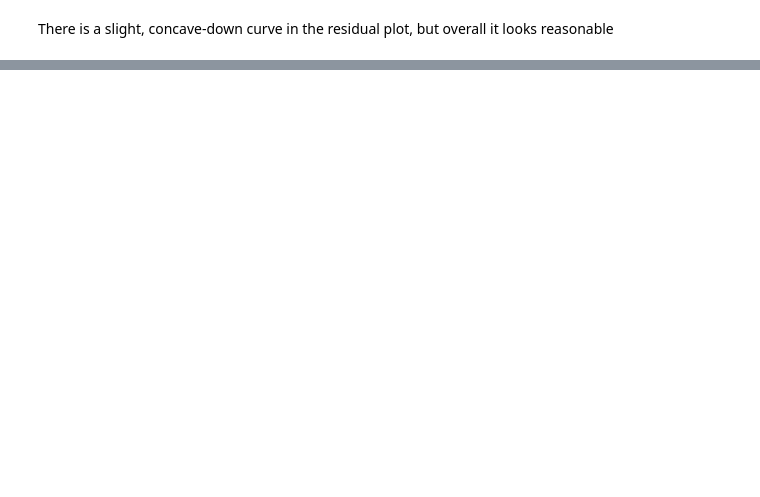
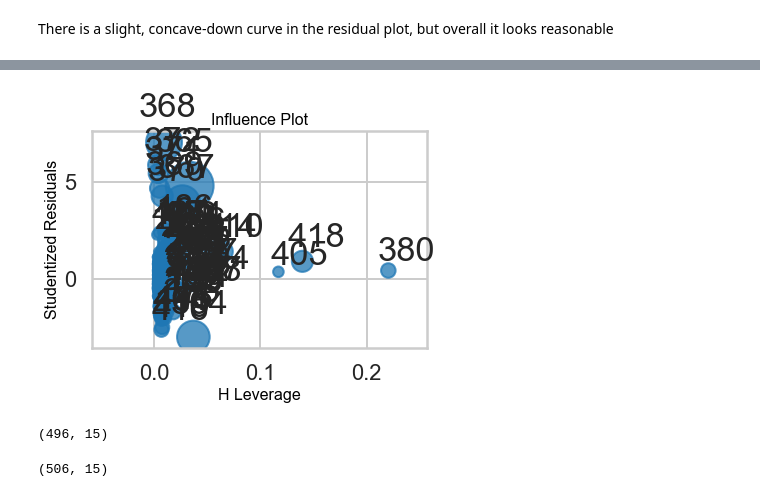
Before and after one commit to coopercunliffe/Springboard, a Jupyter notebook: linear_regression/Mini_Project_Linear_Regression.ipynb, the cells around one changed output, grey strips where cells are left out. Drawn from its saved outputs; the diff is of its cells as text; code cells hidden in the pictures; blank space fills up the shorter version.

```diff
--- a/linear_regression/Mini_Project_Linear_Regression.ipynb
+++ b/linear_regression/Mini_Project_Linear_Regression.ipynb
@@ -913,0 +929,14 @@ A relatively straight line can be seen in the qq plot so we can assume they come
+# %%
+influence_plot(m)
+plt.show()
+# %% [output]
+[figure, added]
+# %%
+bos_new = bos.drop([368, 367, 372, 365, 405, 418, 414, 410, 404, 380])
+bos_new.shape
+# %% [output]
+(496, 15)
+# %%
+bos.shape
+# %% [output]
+(506, 15)
```
Also changed, not shown: parts of 15 cells of this notebook, 1 other file.
